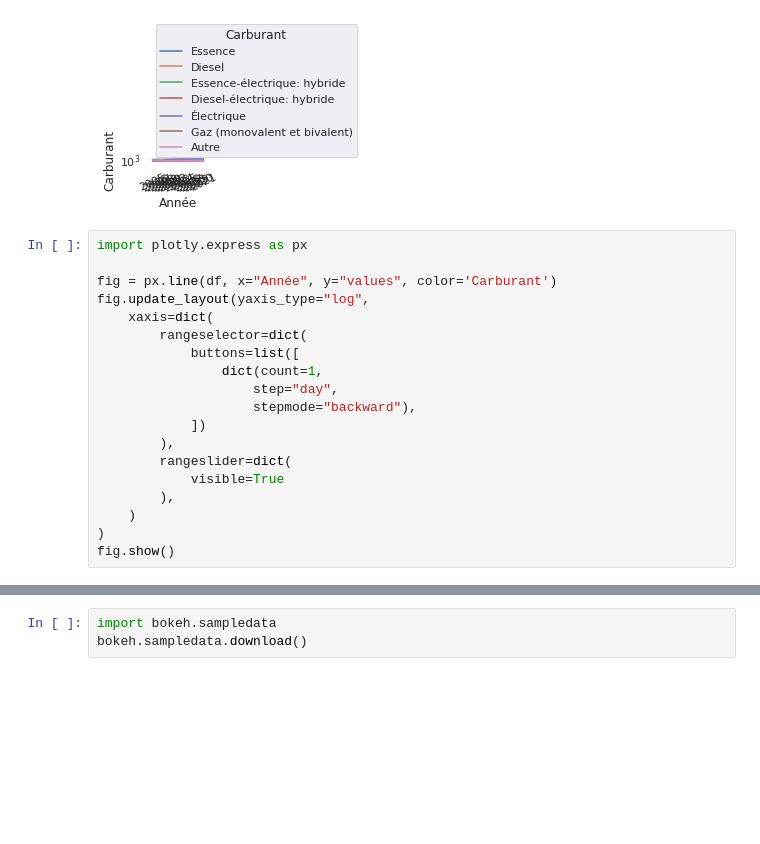
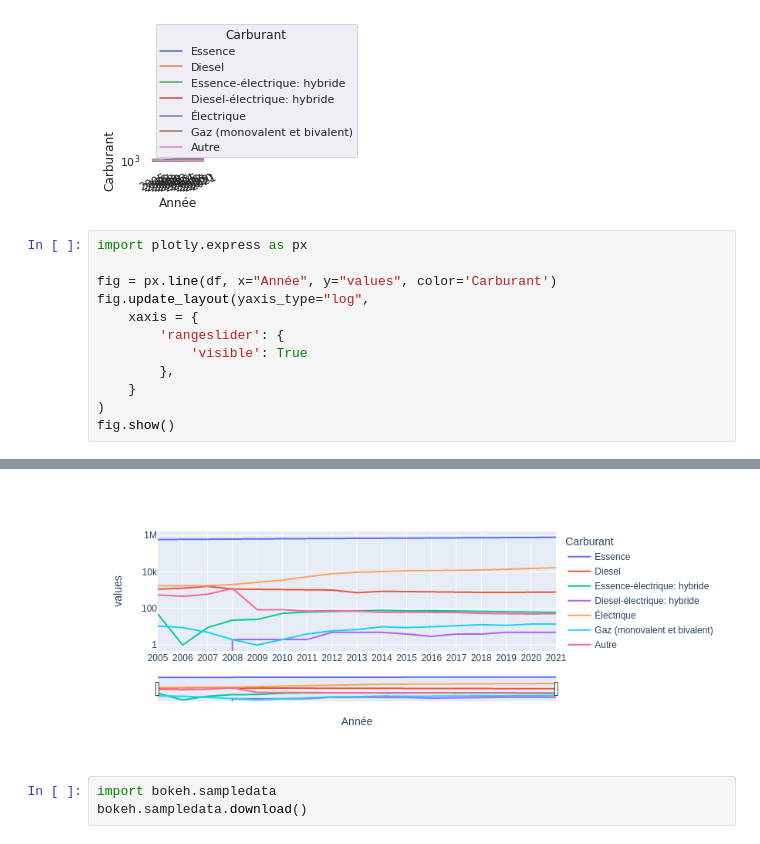
Before and after one commit to sbrunner/shifter-jupyterlab, a Jupyter notebook: one.ipynb, the cells around one changed output, grey strips where cells are left out. Drawn from its saved outputs; the diff is of its cells as text; blank space fills up the shorter version.

```diff
--- a/one.ipynb
+++ b/one.ipynb
@@ -230,18 +230,11 @@ import plotly.express as px
 
 fig = px.line(df, x="Année", y="values", color='Carburant')
 fig.update_layout(yaxis_type="log",
-    xaxis=dict(
-        rangeselector=dict(
-            buttons=list([
-                dict(count=1,
-                    step="day",
-                    stepmode="backward"),
-            ])
-        ),
-        rangeslider=dict(
-            visible=True
-        ),
-    )
+    xaxis = {
+        'rangeslider': {
+            'visible': True
+        },
+    }
 )
 fig.show()
 # %% [output]
@@ -249,3 +241,4 @@ fig.show()
+[figure, added]
 # %%
 import bokeh.sampledata
 bokeh.sampledata.download()
```
Also changed, not shown: parts of 2 cells of this notebook, 3 other files.
